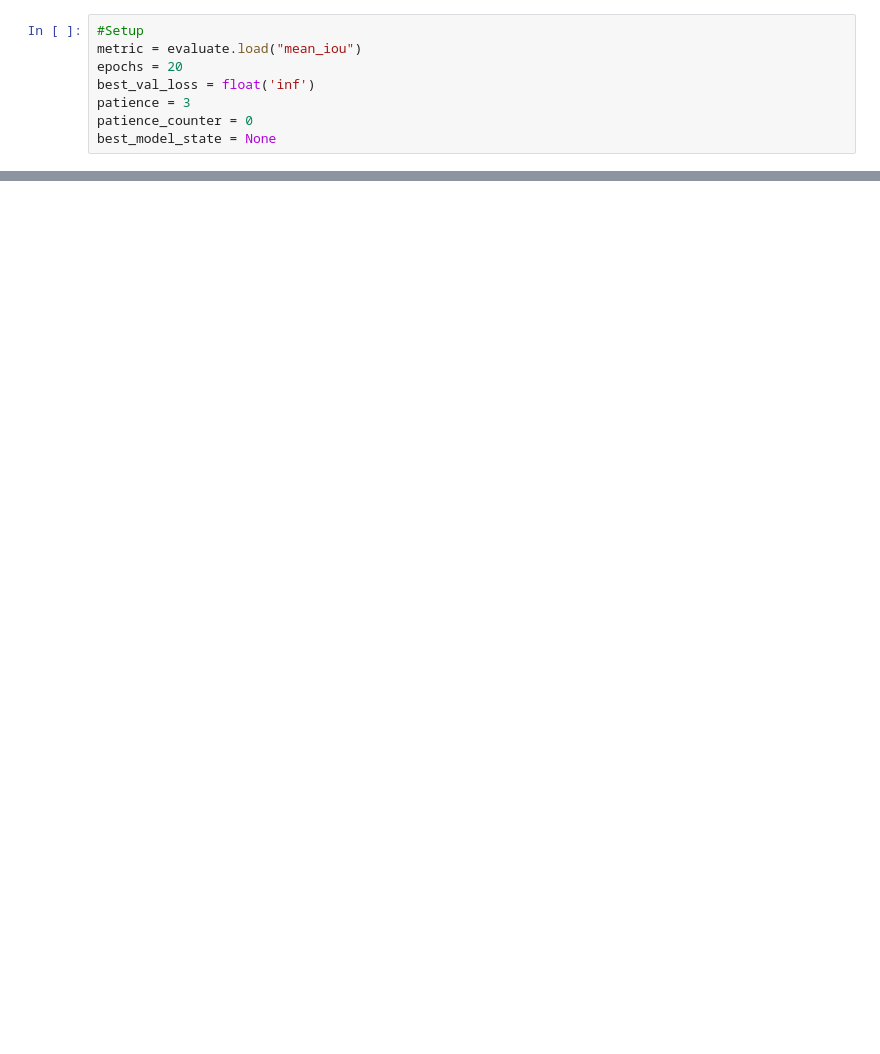
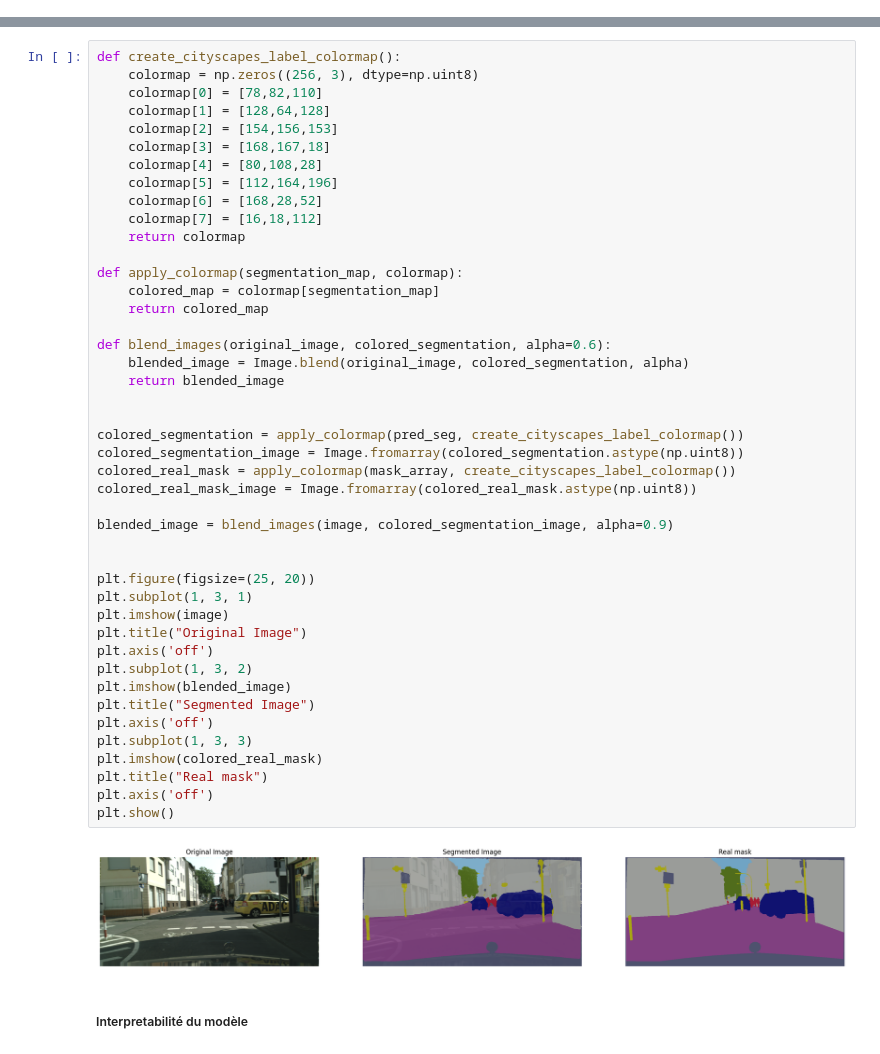
Before and after one commit to aureltest/Developpez-une-preuve-de-concept, a Jupyter notebook: Testelin_Aurelien_2_notebook_062024.ipynb, the cells around one changed output, grey strips where cells are left out. Cells and saved outputs as stored; diff of their text form; blank space fills up the shorter version.

```diff
--- a/Testelin_Aurelien_2_notebook_062024.ipynb
+++ b/Testelin_Aurelien_2_notebook_062024.ipynb
@@ -340,8 +0,0 @@ scheduler = torch.optim.lr_scheduler.StepLR(optimizer, step_size=3, gamma=0.1)
-# %%
-#Setup
-metric = evaluate.load("mean_iou")
-epochs = 20
-best_val_loss = float('inf')
-patience = 3
-patience_counter = 0
-best_model_state = None
@@ -687,0 +1112,48 @@ plt.show()
+# %%
+def create_cityscapes_label_colormap():
+    colormap = np.zeros((256, 3), dtype=np.uint8)
+    colormap[0] = [78,82,110]
+    colormap[1] = [128,64,128]
+    colormap[2] = [154,156,153]
+    colormap[3] = [168,167,18]
+    colormap[4] = [80,108,28]
+    colormap[5] = [112,164,196]
+    colormap[6] = [168,28,52]
+    colormap[7] = [16,18,112]
+    return colormap
+
+def apply_colormap(segmentation_map, colormap):
+    colored_map = colormap[segmentation_map]
+    return colored_map
+
+def blend_images(original_image, colored_segmentation, alpha=0.6):
+    blended_image = Image.blend(original_image, colored_segmentation, alpha)
+    return blended_image
+
+
+colored_segmentation = apply_colormap(pred_seg, create_cityscapes_label_colormap())
+colored_segmentation_image = Image.fromarray(colored_segmentation.astype(np.uint8))
+colored_real_mask = apply_colormap(mask_array, create_cityscapes_label_colormap())
+colored_real_mask_image = Image.fromarray(colored_real_mask.astype(np.uint8))
+
+blended_image = blend_images(image, colored_segmentation_image, alpha=0.9)
+
+
+plt.figure(figsize=(25, 20))
+plt.subplot(1, 3, 1)
+plt.imshow(image)
+plt.title("Original Image")
+plt.axis('off')
+plt.subplot(1, 3, 2)
+plt.imshow(blended_image)
+plt.title("Segmented Image")
+plt.axis('off')
+plt.subplot(1, 3, 3)
+plt.imshow(colored_real_mask)
+plt.title("Real mask")
+plt.axis('off')
+plt.show()
+# %% [output]
+[figure, added]
+# %% [markdown]
+##### Interpretabilité du modèle
```
Also changed, not shown: parts of 49 cells of this notebook, 1 other file.
